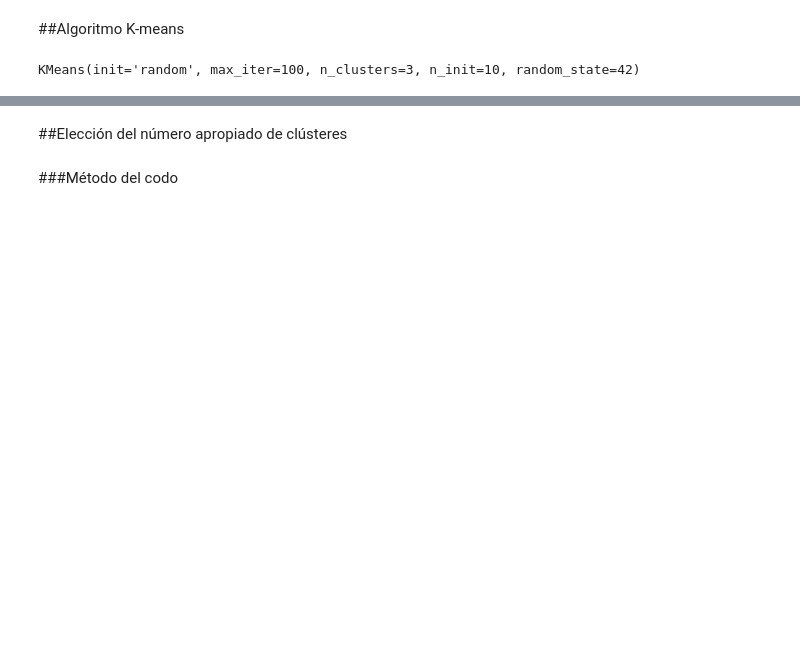
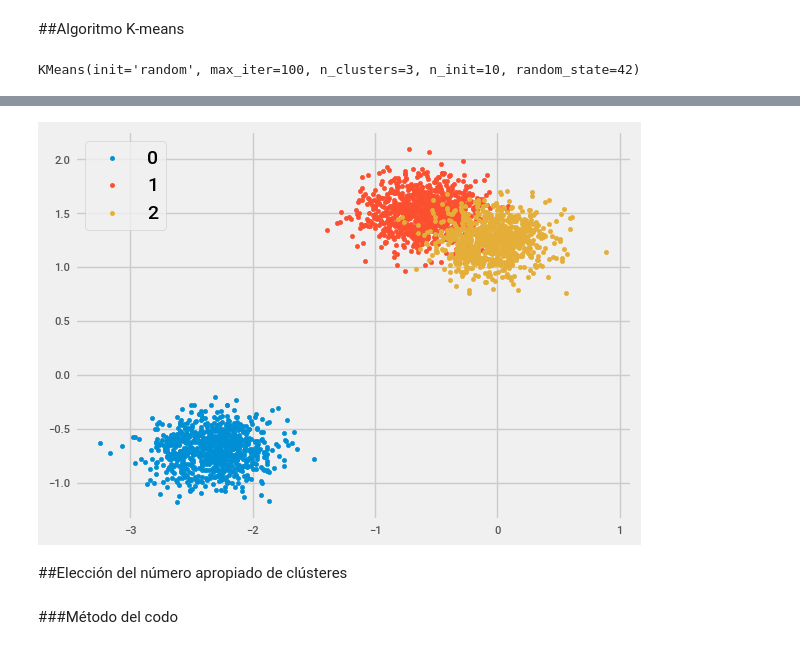
Before and after one commit to veronica1908/T2_APRENDIZAJE_NO_SUPERVISADO, a Jupyter notebook: APRENDIZAJE_NO_SUPERVISADO.ipynb, the cells around one changed output, grey strips where cells are left out. Drawn from its saved outputs; the diff is of its cells as text; code cells hidden in the pictures; blank space fills up the shorter version.

```diff
--- a/APRENDIZAJE_NO_SUPERVISADO.ipynb
+++ b/APRENDIZAJE_NO_SUPERVISADO.ipynb
@@ -1520,14 +1530,16 @@ print(label)
 # %%
 #Obtener valores unicos de cluster   (AJUSTAR: Para solucionar este problema, asegúrese de que scaled_featuresy label estén
 # definidos correctamente y que estén en un formato que pueda ser indexado de esta manera.)
 
-#u_labels = np.unique(label)
+u_labels = np.unique(label)
 
 #Diagramar el resultado:
-#for i in u_labels:
-    #plt.scatter(scaled_features[label == i,0] , scaled_features[label == i,1] , label = i)
-#plt.legend()
-#plt.show()
+for i in u_labels:
+    plt.scatter(scaled_features[label == i,0] , scaled_features[label == i,1] , label = i)
+plt.legend()
+plt.show()
+# %% [output]
+[figure, added]
 # %% [markdown]
 ##Elección del número apropiado de clústeres
 # %% [markdown]
```
Also changed, not shown: parts of 19 cells of this notebook.
